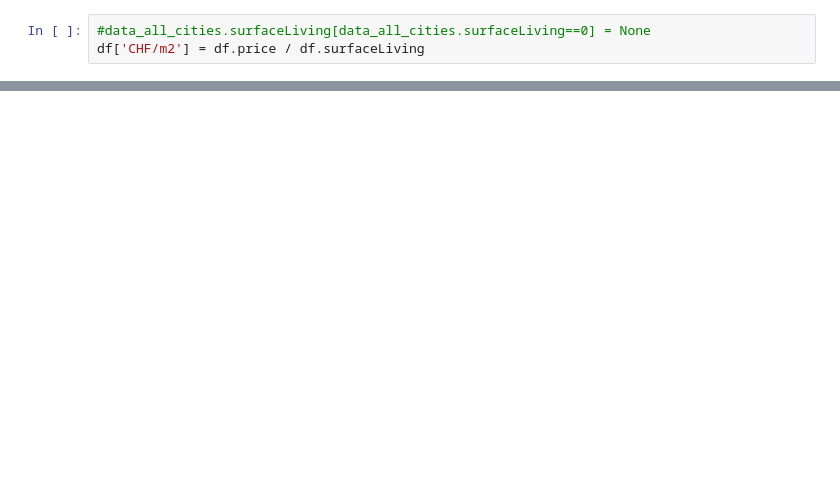
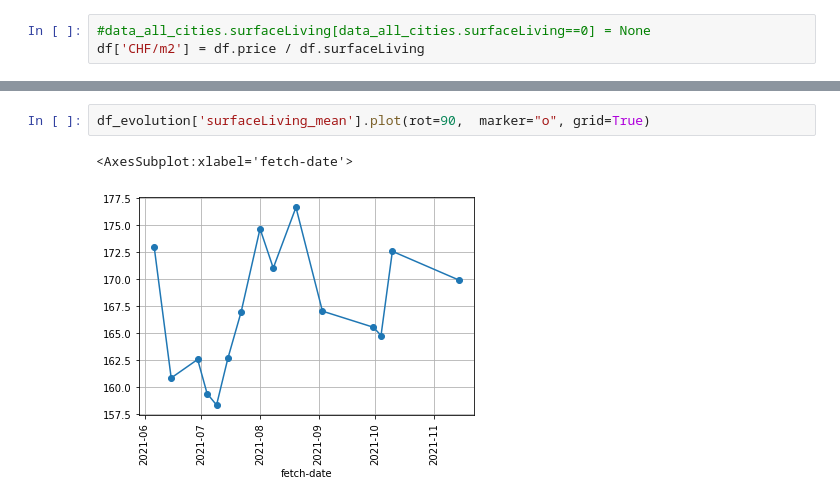
Before and after one commit to gandreassi/ImmoKaa, a Jupyter notebook: example.ipynb, the cells around one changed output, grey strips where cells are left out. Cells and saved outputs as stored; diff of their text form; blank space fills up the shorter version.

```diff
--- a/example.ipynb
+++ b/example.ipynb
@@ -26,0 +69,5 @@ df_evolution['surfaceLiving'].plot()
+# %%
+df_evolution['surfaceLiving_mean'].plot(rot=90,  marker="o", grid=True)
+# %% [output]
+<AxesSubplot:xlabel='fetch-date'>
+[figure, added]
```
Also changed, not shown: parts of 19 cells of this notebook, 1 other file.
